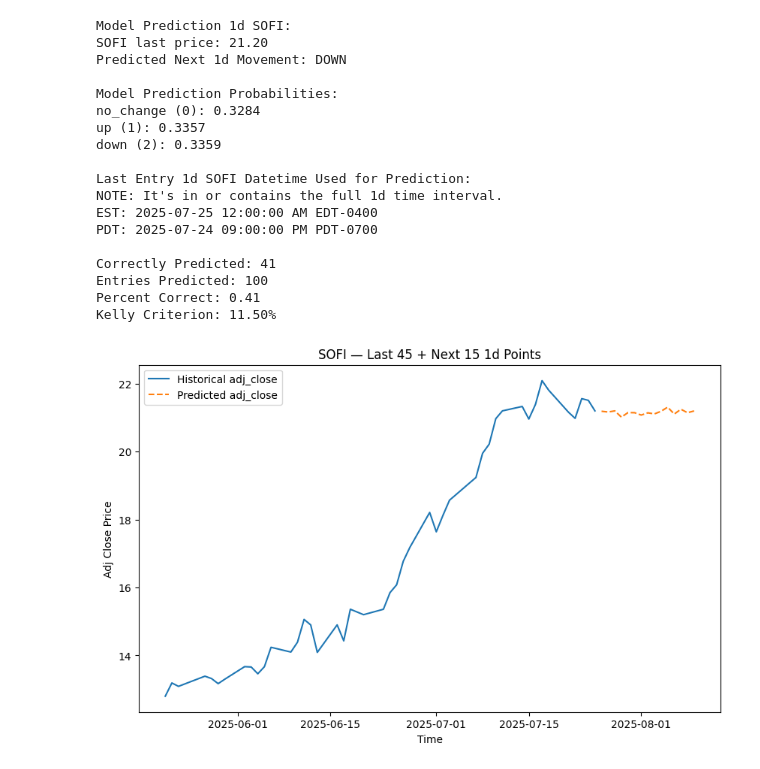
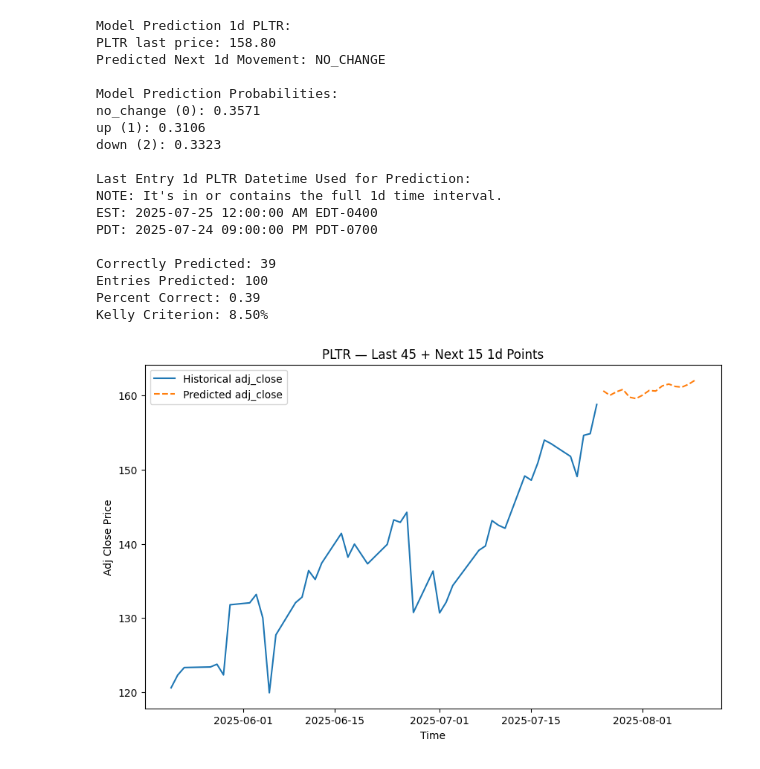
Before and after one commit to yuchild/stock_production_agg, a Jupyter notebook: validations.ipynb, the cells around one changed output. Saved outputs shown, nothing was run; the diff lists cells and outputs as text; code cells hidden in the pictures.

```diff
--- a/validations.ipynb
+++ b/validations.ipynb
@@ -33,7 +33,7 @@ f.make_master_table(stock_set, interval)
 # %%
 f.xg_boost_model(interval, grid_search_on=True)
 # %%
-symbol = 'sofi'.upper()
+symbol = 'pltr'.upper()
 interval = '1d'
 f.model_prospect(symbol, interval, build=False)
 df_val = f.model_validation(symbol, interval)
@@ -45,33 +45,33 @@ p = correctly_predicted / entries_predicted # percent correct
 print(f'Percent Correct: {p}')
 print(f'Kelly Criterion: {f.kelly_c(p=[p], l=1, g=2)[0]:.2%}')
 # %% [output]
-Model Prediction 1d SOFI:
-SOFI last price: 21.20
-Predicted Next 1d Movement: DOWN
+Model Prediction 1d PLTR:
+PLTR last price: 158.80
+Predicted Next 1d Movement: NO_CHANGE
 
 Model Prediction Probabilities:
-no_change (0): 0.3284
-up (1): 0.3357
-down (2): 0.3359
+no_change (0): 0.3571
+up (1): 0.3106
+down (2): 0.3323
 
-Last Entry 1d SOFI Datetime Used for Prediction:
+Last Entry 1d PLTR Datetime Used for Prediction:
 NOTE: It's in or contains the full 1d time interval.
 EST: 2025-07-25 12:00:00 AM EDT-0400
 PDT: 2025-07-24 09:00:00 PM PDT-0700
 
-Correctly Predicted: 41
+Correctly Predicted: 39
 Entries Predicted: 100
-Percent Correct: 0.41
-Kelly Criterion: 11.50%
+Percent Correct: 0.39
+Kelly Criterion: 8.50%
 # %%
 # regressor model
 # Train the 15-step-ahead model on your aggregated data:
 f.xg_boost_reg_model(interval="1h", grid_search_on=True)
 # %%
 # Then for any symbol, plot the last 45 days plus the next 15-day forecast:
-f.plot_adj_close("sofi", interval="1d")
+f.plot_adj_close("pltr", interval="1d")
 # %% [output]
-[figure, old version]
+[figure, new version]
 # %%
 import os
 import warnings
```
Also changed, not shown: parts of 1 cell of this notebook, 2 other files.
